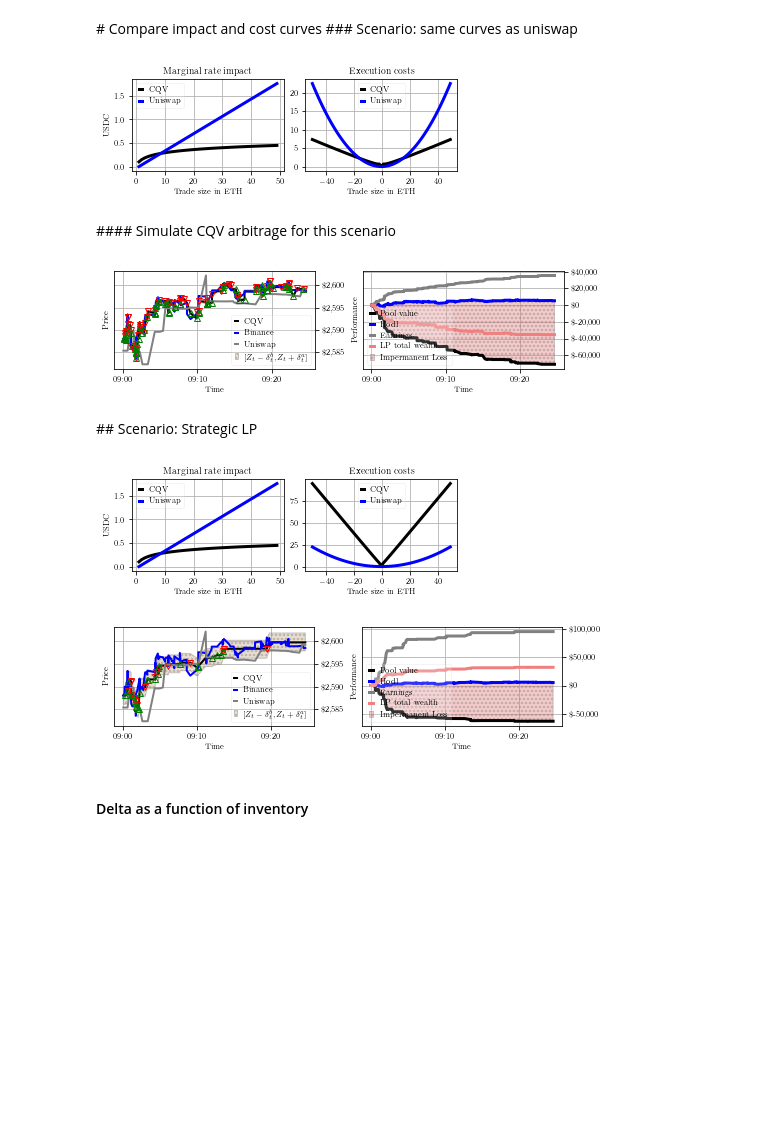
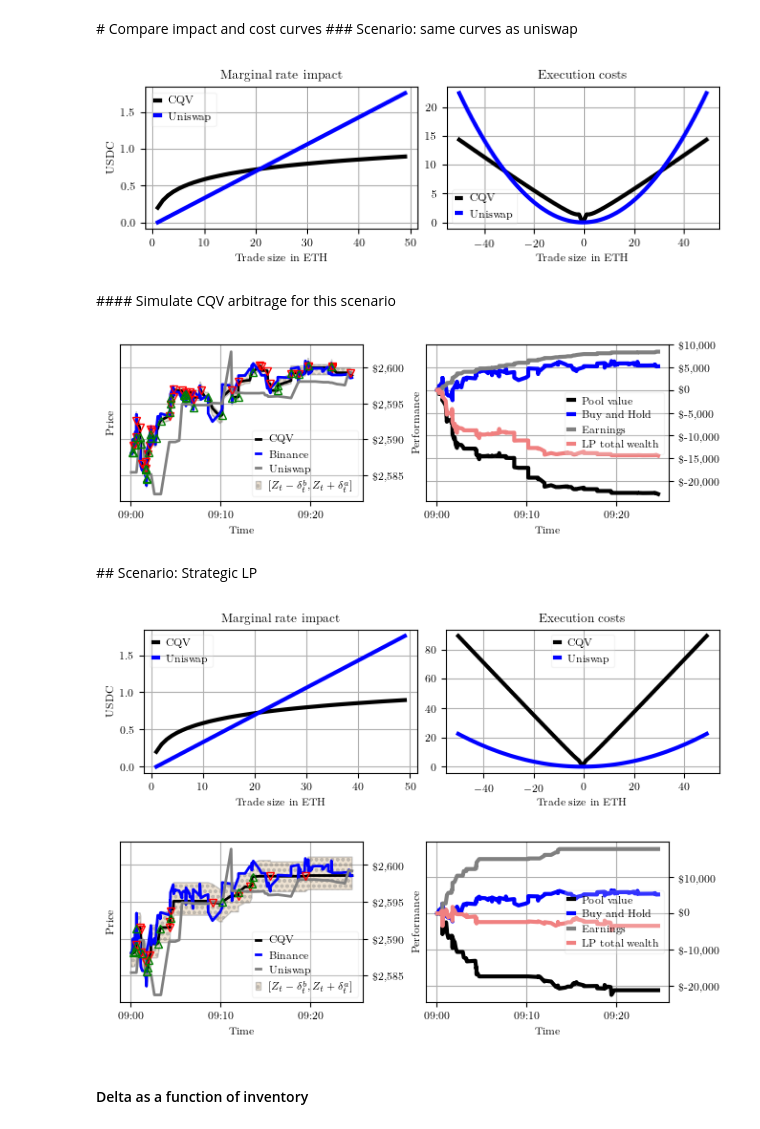
Before and after one commit to leandro-sbetancourt/amm_gym, a Jupyter notebook: notebooks/CQV Model study.ipynb, the cells around one changed output. Cells and saved outputs as stored; diff of their text form; code cells hidden in the pictures; blank space fills up the shorter version.

```diff
--- a/notebooks/CQV Model study.ipynb
+++ b/notebooks/CQV Model study.ipynb
@@ -128,10 +128,10 @@ pd.DataFrame(pool_agent._calculate_ht(0.)).plot(ax=axes[1], color='k')
 # Compare impact and cost curves
 ### Scenario: same curves as uniswap
 # %%
-jump_size_L            = 0.1
+jump_size_L            = 0.2
 phi                    = 1e-4
 alpha                  = 1e-4
-fill_exponent          = 4
+fill_exponent          = 2
 
 pool_agent             = get_pool_agent(arrival_rate, phi, alpha, fill_exponent,
                                         initial_inventory_pool, target_inventory,
@@ -141,15 +141,15 @@ pool_agent             = get_pool_agent(arrival_rate, phi, alpha, fill_exponent,
                                         seed, n_steps, num_trajectories, eta_func_bid, eta_func_ask,
                                         verbose)
 # %%
-rescale_plot(W=5, l=8, w=3, fontsize=8)
+rescale_plot(W = 6.3,  l = 8, w = 2.6, fontsize = 8)
 
 plot_impact_curves(pool_agent, 50, unit_size,
                    jump_size_L, initial_convexity, initial_inventory_pool)
 
 plt.savefig('plots/cqvuniswapexeccostsLoseMoney.pdf', bbox_inches='tight')
 plt.show()
 # %% [output]
-[figure, old version]
+[figure, new version]
 # %% [markdown]
 #### Simulate CQV arbitrage for this scenario
 # %%
@@ -159,7 +159,7 @@ pool_earnings_history, arb_earnings_history, historical_pool_prices, historical_
 historical_ba, historical_pool_inventory, historical_pool_cash, historical_pool_value_adjustments\
                     = runOneSimulation(pool_agent, bothPrices, unit_size,
                                        min_inventory_pool, max_inventory_pool, target_inventory,
-                                       eta_func_bid, eta_func_ask, jump_size_L, 1)
+                                       eta_func_bid, eta_func_ask, jump_size_L, add_noise = 0)
 
 initial_pool_value  = 0
 allData_, bid_history, ask_history = getOneSimulationData(initial_pool_value, initial_inventory_pool,
@@ -176,14 +176,14 @@ ask_history   = ask_history.loc[allData.index]
 allData.index = bothPrices.iloc[uniswapindex].index
 
 # Plot the result
-rescale_plot(W = 7,  l = 10, w = 2.6, fontsize = 8)
+rescale_plot(W = 6.5,  l = 8, w = 2.6, fontsize = 8)
 
 plot_one_sim_result(allData, bothPrices, uniswapindex, bid_history, ask_history)
 
 plt.savefig('plots/pathUniswapLoseMoney.pdf', bbox_inches='tight')
 plt.show()
 # %% [output]
-[figure, old version]
+[figure, new version]
 # %% [markdown]
 ## Scenario: Strategic LP
 # %%
@@ -201,6 +201,7 @@ pool_agent             = get_pool_agent(arrival_rate, phi, alpha, fill_exponent,
                                         verbose)
 # %%
 rescale_plot(W=5, l=8, w=3, fontsize=8)
+rescale_plot(W = 6.5,  l = 8, w = 2.6, fontsize = 8)
 
 plot_impact_curves(pool_agent, 50, unit_size,
                    jump_size_L, initial_convexity, initial_inventory_pool)
@@ -208,7 +209,7 @@ plot_impact_curves(pool_agent, 50, unit_size,
 plt.savefig('plots/cqvuniswapexeccostsEearnMoney.pdf', bbox_inches='tight')
 plt.show()
 # %% [output]
-[figure, old version]
+[figure, new version]
 # %%
 np.random.seed(42)
 
@@ -216,7 +217,7 @@ pool_earnings_history, arb_earnings_history, historical_pool_prices, historical_
 historical_ba, historical_pool_inventory, historical_pool_cash, historical_pool_value_adjustments\
                     = runOneSimulation(pool_agent, bothPrices, unit_size,
                                        min_inventory_pool, max_inventory_pool, target_inventory,
-                                       eta_func_bid, eta_func_ask, jump_size_L, 1)
+                                       eta_func_bid, eta_func_ask, jump_size_L, 0)
 
 initial_pool_value  = 0
 allData_, bid_history, ask_history = getOneSimulationData(initial_pool_value, initial_inventory_pool,
@@ -233,14 +234,14 @@ ask_history   = ask_history.loc[allData.index]
 allData.index = bothPrices.iloc[uniswapindex].index
 
 # Plot the result
-rescale_plot(W = 7,  l = 10, w = 2.6, fontsize = 8)
+rescale_plot(W = 6.5,  l = 8, w = 2.6, fontsize = 8)
 
 plot_one_sim_result(allData, bothPrices, uniswapindex, bid_history, ask_history)
 
-plt.savefig('plots/pathUniswapEarnMoney.pdf', bbox_inches='tight')
+plt.savefig('plots/pathUniswapStrategic.pdf', bbox_inches='tight')
 plt.show()
 # %% [output]
-[figure, old version]
+[figure, new version]
 # %% [markdown]
 #### Delta as a function of inventory
 # %%
```
Also changed, not shown: parts of 8 cells of this notebook, 11 other files.
